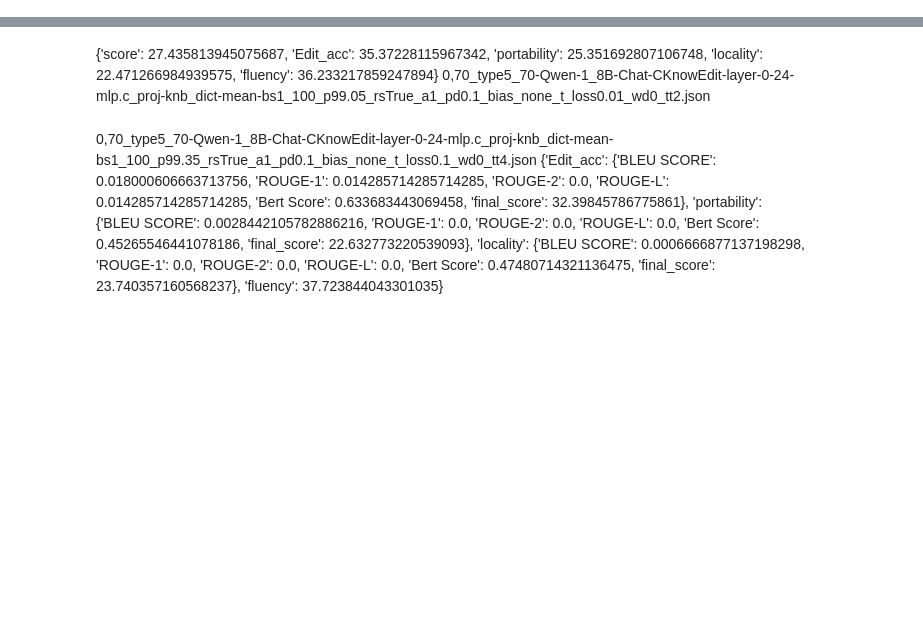
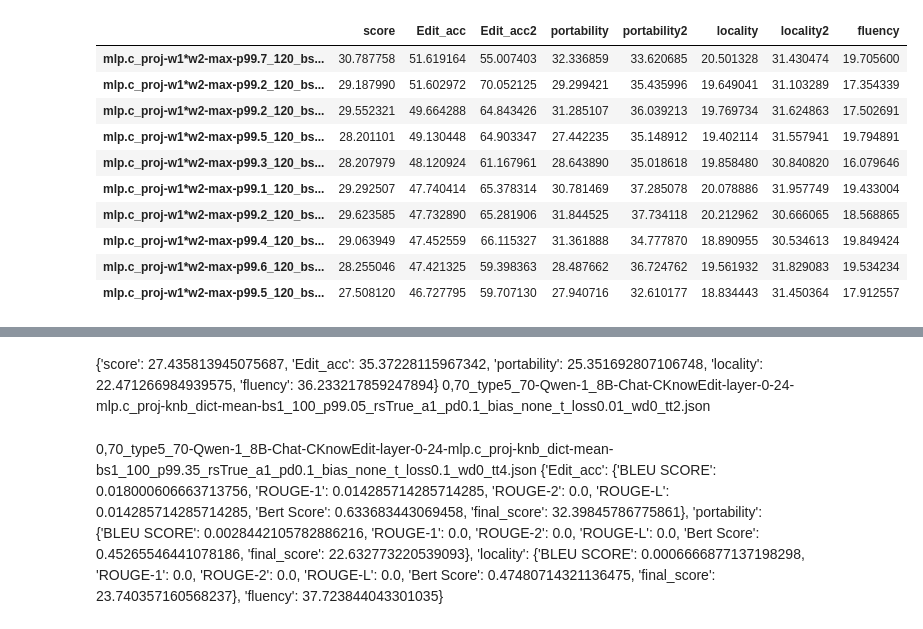
Before and after one commit to leonz-z/EasyEdit, a Jupyter notebook: evaluate/evaluate.ipynb, the cells around one changed output, grey strips where cells are left out. Cells and saved outputs as stored; diff of their text form; code cells hidden in the pictures; blank space fills up the shorter version.

```diff
--- a/evaluate/evaluate.ipynb
+++ b/evaluate/evaluate.ipynb
@@ -191,0 +212,23 @@ metric_dict = {}
+# %%
+type = 'type5_70'
+root_dir = f'../ccks2024_output_zxy/{type}/log'
+metric_dict = {}
+file_names = os.listdir(root_dir)
+# file_names = [file for file in file_names if file.startswith(type) and 'mlp.c_proj-mlp.w1*mlp.w2' in file]
+# file_names = [file for file in file_names if file.startswith(type) and 'mlp.c_proj' in file]
+file_names = [file for file in file_names if file.startswith(type)]
+print(file_names)
+for file in file_names:
+    try:
+        submit_path = os.path.join(root_dir, file)
+        out_path = os.path.join('./metrics_results', file)
+        check_format(submit_path)
+        score = eval_score(submit_path)
+        # print(file)
+        result = report_score(score, out_path)
+        # type1_133-Qwen-1_8B-Chat-CKnowEdit-layer-0-24-mlp.c_proj-w1*w2-knb_dict-max-p99.5_120_bs1_rsTrue_a1_pd0.1_bias_none_t_loss0.05_wd0_tt4_log
+        key = file.replace(f'{type}-Qwen-1_8B-Chat-CKnowEdit-layer-0-24-', '').replace('knb_dict-', '').replace('_log.json', '')
+        metric_dict[key] = result['scoreJson']
+    except Exception as e:
+        print(e)
+metric_pd = pd.DataFrame(metric_dict)
@@ -191,0 +253,14 @@ metric_dict = {}
+# %%
+metric_pd.transpose().sort_values(by='Edit_acc', ascending=False)[:10]
+# %% [output]
+|  | score | Edit_acc | Edit_acc2 | portability | portability2 | locality | locality2 | fluency |
+| mlp.c_proj-w1*w2-max-p99.7_120_bs... | 30.787758 | 51.619164 | 55.007403 | 32.336859 | 33.620685 | 20.501328 | 31.430474 | 19.705600 |
+| mlp.c_proj-w1*w2-max-p99.2_120_bs... | 29.187990 | 51.602972 | 70.052125 | 29.299421 | 35.435996 | 19.649041 | 31.103289 | 17.354339 |
+| mlp.c_proj-w1*w2-max-p99.2_120_bs... | 29.552321 | 49.664288 | 64.843426 | 31.285107 | 36.039213 | 19.769734 | 31.624863 | 17.502691 |
+| mlp.c_proj-w1*w2-max-p99.5_120_bs... | 28.201101 | 49.130448 | 64.903347 | 27.442235 | 35.148912 | 19.402114 | 31.557941 | 19.794891 |
+| mlp.c_proj-w1*w2-max-p99.3_120_bs... | 28.207979 | 48.120924 | 61.167961 | 28.643890 | 35.018618 | 19.858480 | 30.840820 | 16.079646 |
+| mlp.c_proj-w1*w2-max-p99.1_120_bs... | 29.292507 | 47.740414 | 65.378314 | 30.781469 | 37.285078 | 20.078886 | 31.957749 | 19.433004 |
+| mlp.c_proj-w1*w2-max-p99.2_120_bs... | 29.623585 | 47.732890 | 65.281906 | 31.844525 | 37.734118 | 20.212962 | 30.666065 | 18.568865 |
+| mlp.c_proj-w1*w2-max-p99.4_120_bs... | 29.063949 | 47.452559 | 66.115327 | 31.361888 | 34.777870 | 18.890955 | 30.534613 | 19.849424 |
+| mlp.c_proj-w1*w2-max-p99.6_120_bs... | 28.255046 | 47.421325 | 59.398363 | 28.487662 | 36.724762 | 19.561932 | 31.829083 | 19.534234 |
+| mlp.c_proj-w1*w2-max-p99.5_120_bs... | 27.508120 | 46.727795 | 59.707130 | 27.940716 | 32.610177 | 18.834443 | 31.450364 | 17.912557 |
```
Also changed, not shown: parts of 25 cells of this notebook.
